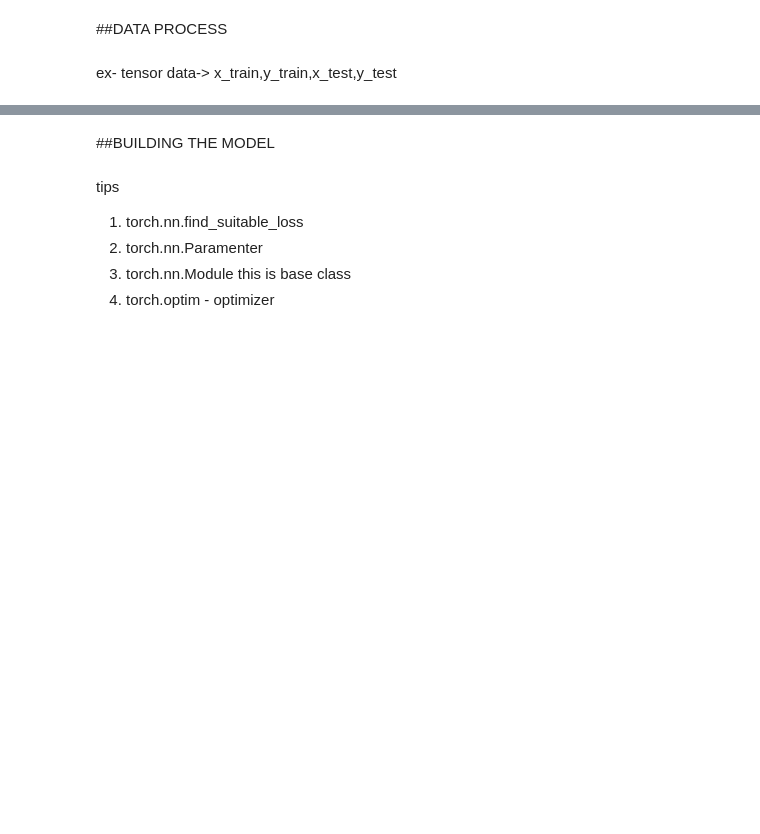
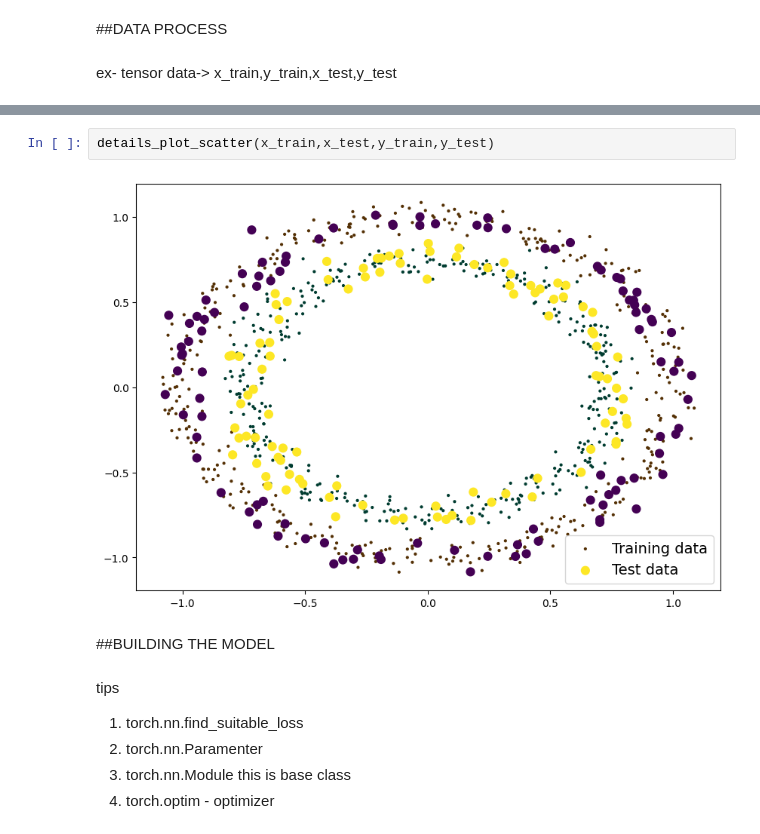
Before and after one commit to AhamedShimak/My-AI-Projects, a Jupyter notebook: simple_classification_model.ipynb, the cells around one changed output, grey strips where cells are left out. Saved outputs shown, nothing was run; the diff lists cells and outputs as text; blank space fills up the shorter version.

```diff
--- a/simple_classification_model.ipynb
+++ b/simple_classification_model.ipynb
@@ -164,3 +177,7 @@ ex- tensor data-> x_train,y_train,x_test,y_test
+# %%
+details_plot_scatter(x_train,x_test,y_train,y_test)
+# %% [output]
+[figure, added]
 # %% [markdown]
 ##BUILDING THE MODEL
 # %% [markdown]
```
Also changed, not shown: parts of 16 cells of this notebook.
